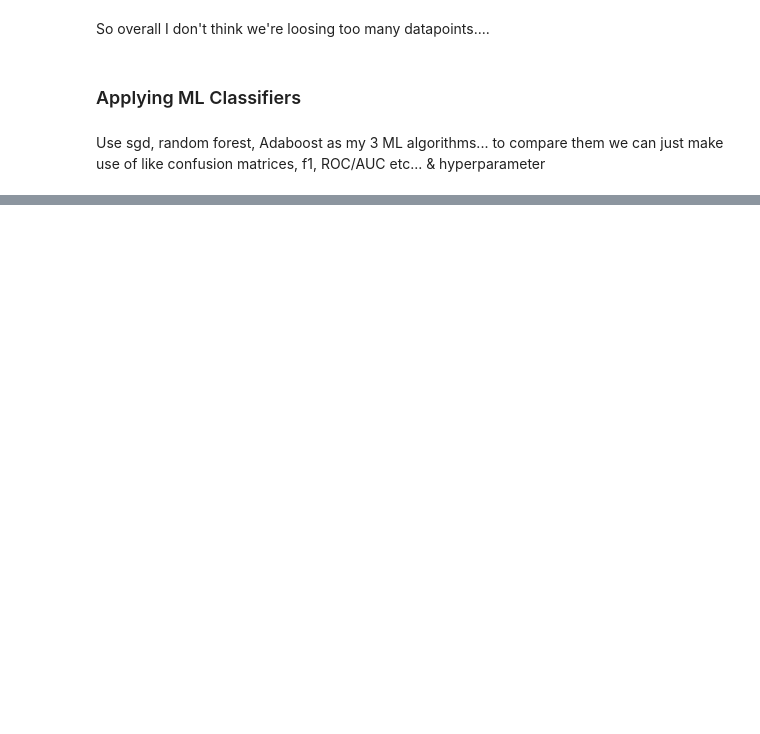
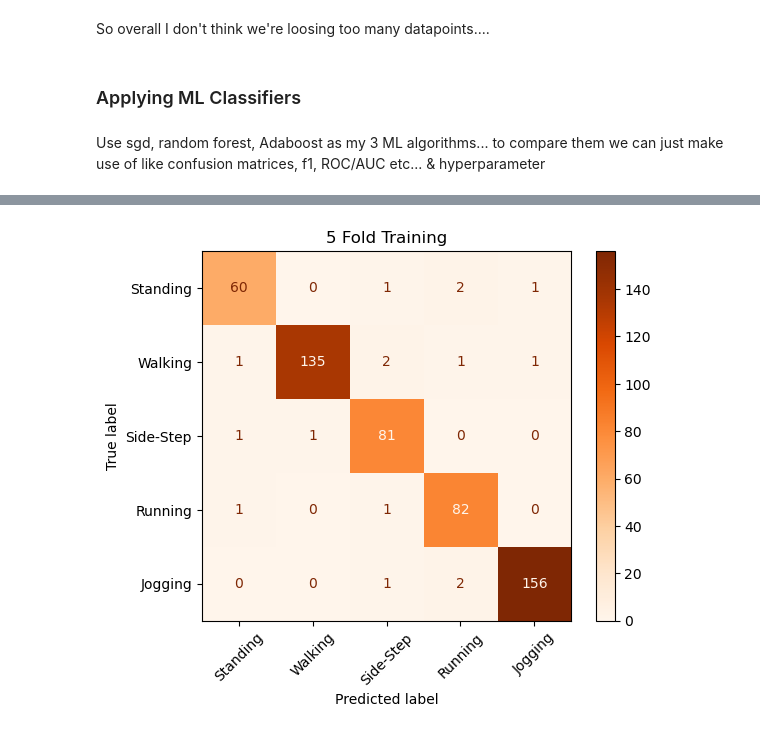
Before and after one commit to AKuinkel/cosc102-at3, a Jupyter notebook: ml_approaches_for_activity_classification.ipynb, the cells around one changed output, grey strips where cells are left out. Saved outputs shown, nothing was run; the diff lists cells and outputs as text; code cells hidden in the pictures; blank space fills up the shorter version.

Commit message:
a setup of first algorithm w/ hyperparam tuning... i think

```diff
--- a/ml_approaches_for_activity_classification.ipynb
+++ b/ml_approaches_for_activity_classification.ipynb
@@ -543,0 +548,10 @@ Use sgd, random forest, Adaboost as my 3 ML algorithms... to compare them we can
+# %%
+two_dim_feature_set = []
+
+for one_sec_window in feature_set:
+    flattened_window_sample = []
+    for sub_tuple in one_sec_window:
+        flattened_window_sample.extend(sub_tuple) # extend over append here, as we need to iterate over the tuple
+    two_dim_feature_set.append(flattened_window_sample)
+
+print(two_dim_feature_set[:10])
@@ -543,0 +562,69 @@ Use sgd, random forest, Adaboost as my 3 ML algorithms... to compare them we can
+# %%
+X_train,X_test,y_train,y_test = train_test_split(two_dim_feature_set,target_set,random_state=0)
+
+# including hyperparams... I think; wikipedia mentions:
+# In machine learning, a hyperparameter is a parameter that can be set in order to define any
+# configurable part of a model's learning process. Hyperparameters can be classified as either
+# model hyperparameters (such as the topology and size of a neural network) or algorithm
+# hyperparameters (such as the learning rate and the batch size of an optimizer).
+# These are named hyperparameters in contrast to parameters, which are characteristics that the
+# model learns from the data.
+# & so we are directly changing the learning rate with alpha + like batch size etc...
+# Just go over the sources & write out a detailed explanation for the hyperparams for SGD:
+# https://scikit-learn.org/stable/modules/generated/sklearn.linear_model.SGDClassifier.html
+# https://medium.com/@juanc.olamendy/sgdclassifier-the-powerhouse-for-large-scale-classification-9ae2369d57fb
+# https://www.geeksforgeeks.org/python/stochastic-gradient-descent-classifier/
+# https://en.wikipedia.org/wiki/Hyperparameter_(machine_learning)
+# also worth having a look at this as well:
+# https://www.geeksforgeeks.org/machine-learning/difference-between-batch-gradient-descent-and-stochastic-gradient-descent/
+# seems as though I keep going deeper & deeper to find more interesting things; Look at the
+# mini-batch here: https://medium.com/@juanc.olamendy/mini-batch-gradient-descent-optimizing-machine-learning-98ef238c5225
+# https://www.kaggle.com/code/eissaislam/linear-regression-using-batch-gradient-descent
+sgd_clf = Pipeline([("scaler",StandardScaler()),("sgd",SGDClassifier(loss='log_loss',
+                                                                     penalty='l2',alpha=0.00001,
+                                                                     random_state=0))])
+
+sgd_clf.fit(X_train,y_train)
+
+# run predictions for 5 fold cv:
+y_pred = cross_val_predict(sgd_clf,X_train,y_train,cv=5)
+
+# predictions for test set:
+y_test_pred = sgd_clf.predict(X_test)
+
+conf_matrix_train = confusion_matrix(y_train,y_pred)
+conf_matrix_test = confusion_matrix(y_test,y_test_pred)
+
+# printing out recall, precision & f1 scores...
+# just note that there is a value for each calss:
+print("CV Train Recall:", recall_score(y_train,y_pred,average=None))
+print("CV Train Precision:",precision_score(y_train,y_pred,average=None))
+print("CV Train F1 Score:",f1_score(y_train,y_pred,average=None))
+
+# Test
+print("Test Recall:",recall_score(y_test,y_test_pred,average=None))
+print("Test Precision:",precision_score(y_test,y_test_pred,average=None))
+print("Test F1 Score:",f1_score(y_test,y_test_pred,average=None))
+
+# plotting confusion matrices:
+fig,ax = plt.subplots()
+disp = ConfusionMatrixDisplay.from_estimator(sgd_clf,X_train,y_train,
+                                             display_labels=['Standing','Walking','Side-Step','Running','Jogging'],
+                                             cmap=plt.cm.Oranges,ax=ax)
+
+# rotating the labels so that they are able to be read:
+for tick in ax.get_xticklabels():
+    tick.set_rotation(45)
+
+ax.set_title('5 Fold Training')
+
+fig,ax = plt.subplots()
+disp = ConfusionMatrixDisplay.from_estimator(sgd_clf,X_test,y_test,
+                                             display_labels=['Standing','Walking','Side-Step','Running','Jogging'],
+                                             cmap=plt.cm.Oranges,ax=ax)
+
+for tick in ax.get_xticklabels():
+    tick.set_rotation(45)
+
+ax.set_title("Classifier performance on test set")
+# %% [output]
@@ -543,0 +638 @@ Use sgd, random forest, Adaboost as my 3 ML algorithms... to compare them we can
+[figure, added]
```
Also changed, not shown: parts of 7 cells of this notebook.
